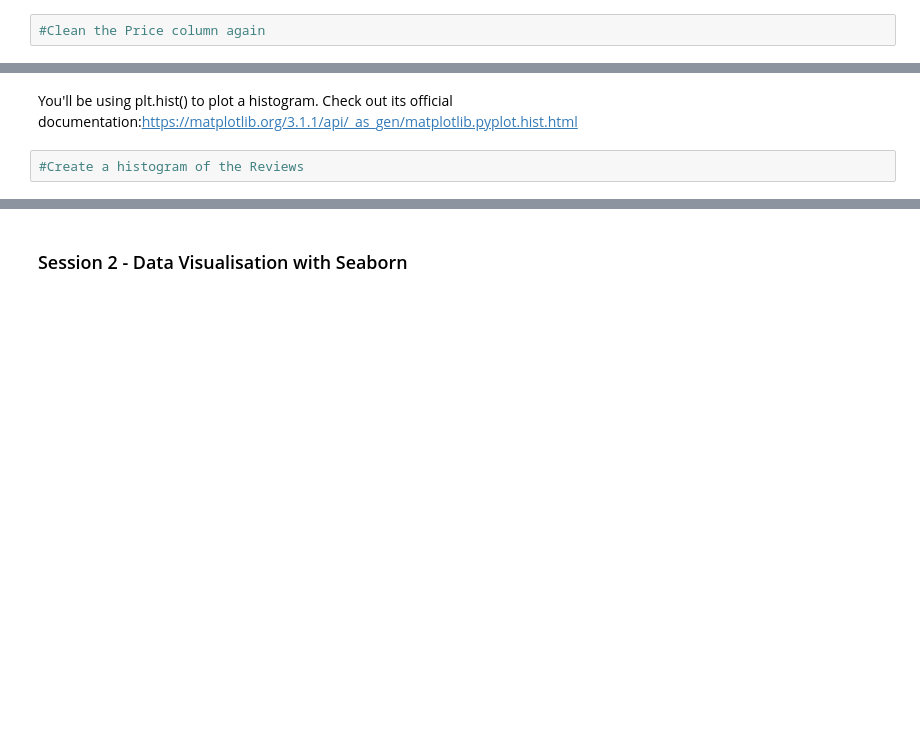
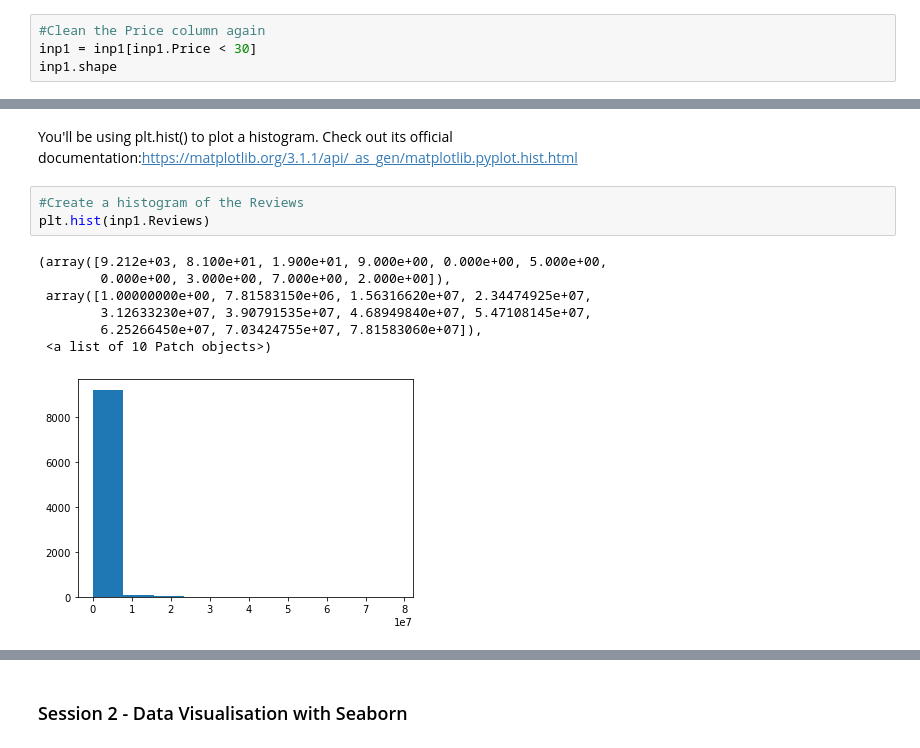
Before and after one commit to abhinav-m/data-science-bootcamp, a Jupyter notebook: upgrad-data-science-primer/Data Visualization Case Study/Data Visualisation in Python - Case Study.ipynb, the cells around one changed output, grey strips where cells are left out. Saved outputs shown, nothing was run; the diff lists cells and outputs as text; blank space fills up the shorter version.

```diff
--- a/upgrad-data-science-primer/Data Visualization Case Study/Data Visualisation in Python - Case Study.ipynb
+++ b/upgrad-data-science-primer/Data Visualization Case Study/Data Visualisation in Python - Case Study.ipynb
@@ -144,2 +465,4 @@ Using a box plot you can identify the outliers as follows:
 # %%
 #Clean the Price column again
+inp1 = inp1[inp1.Price < 30]
+inp1.shape
@@ -157,5 +482,14 @@ You can adjust the number of bins to improve its granularity
 You'll be using plt.hist() to plot a histogram. Check out its official documentation:https://matplotlib.org/3.1.1/api/_as_gen/matplotlib.pyplot.hist.html
 # %%
 #Create a histogram of the Reviews
+plt.hist(inp1.Reviews)
+# %% [output]
+(array([9.212e+03, 8.100e+01, 1.900e+01, 9.000e+00, 0.000e+00, 5.000e+00,
+        0.000e+00, 3.000e+00, 7.000e+00, 2.000e+00]),
+ array([1.00000000e+00, 7.81583150e+06, 1.56316620e+07, 2.34474925e+07,
+        3.12633230e+07, 3.90791535e+07, 4.68949840e+07, 5.47108145e+07,
+        6.25266450e+07, 7.03424755e+07, 7.81583060e+07]),
+ <a list of 10 Patch objects>)
+[figure, added]
 # %%
 #Create a boxplot of the Reviews column
```
Also changed, not shown: parts of 87 cells of this notebook.
